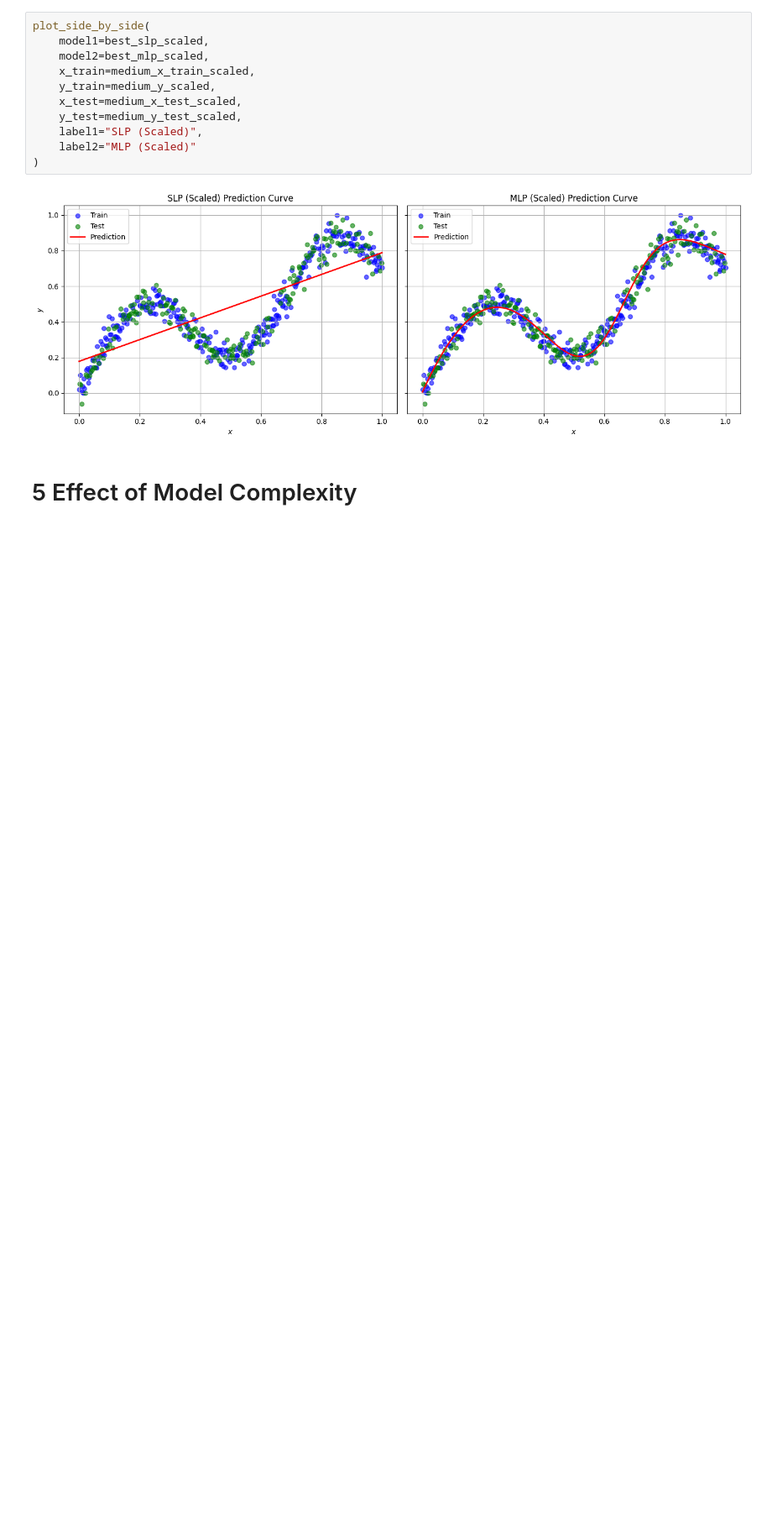
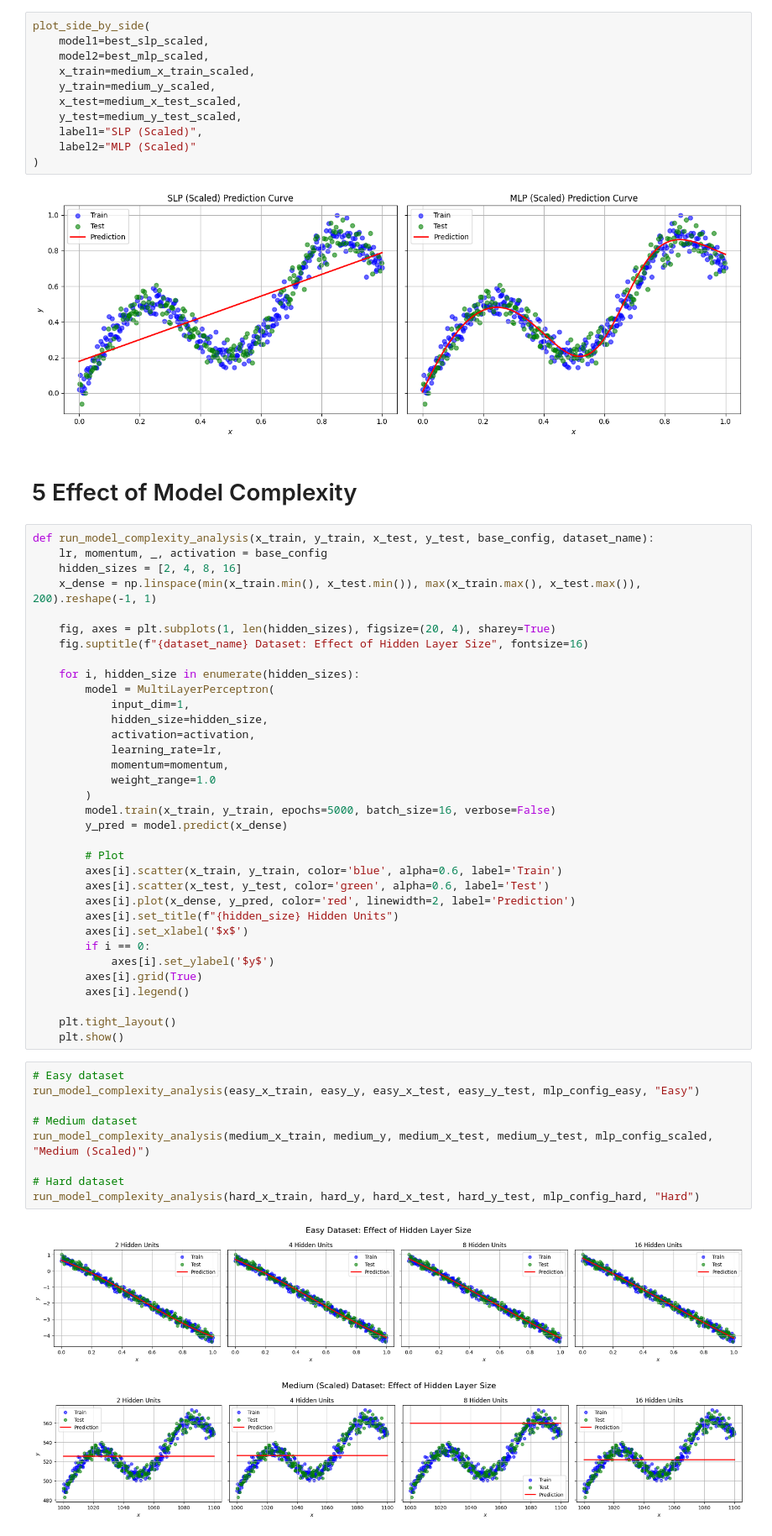
Before and after one commit to sudeonder/CS550-HW3, a Jupyter notebook: main.ipynb, the cells around one changed output. Shown at 84% size. Saved outputs shown, nothing was run; the diff lists cells and outputs as text; blank space fills up the shorter version.

```diff
--- a/main.ipynb
+++ b/main.ipynb
@@ -680,3 +680,49 @@ plot_side_by_side(
 [figure]
 # %% [markdown]
 # 5 Effect of Model Complexity
+# %%
+def run_model_complexity_analysis(x_train, y_train, x_test, y_test, base_config, dataset_name):
+    lr, momentum, _, activation = base_config
+    hidden_sizes = [2, 4, 8, 16]
+    x_dense = np.linspace(min(x_train.min(), x_test.min()), max(x_train.max(), x_test.max()), 200).reshape(-1, 1)
+
+    fig, axes = plt.subplots(1, len(hidden_sizes), figsize=(20, 4), sharey=True)
+    fig.suptitle(f"{dataset_name} Dataset: Effect of Hidden Layer Size", fontsize=16)
+
+    for i, hidden_size in enumerate(hidden_sizes):
+        model = MultiLayerPerceptron(
+            input_dim=1,
+            hidden_size=hidden_size,
+            activation=activation,
+            learning_rate=lr,
+            momentum=momentum,
+            weight_range=1.0
+        )
+        model.train(x_train, y_train, epochs=5000, batch_size=16, verbose=False)
+        y_pred = model.predict(x_dense)
+
+        # Plot
+        axes[i].scatter(x_train, y_train, color='blue', alpha=0.6, label='Train')
+        axes[i].scatter(x_test, y_test, color='green', alpha=0.6, label='Test')
+        axes[i].plot(x_dense, y_pred, color='red', linewidth=2, label='Prediction')
+        axes[i].set_title(f"{hidden_size} Hidden Units")
+        axes[i].set_xlabel('$x$')
+        if i == 0:
+            axes[i].set_ylabel('$y$')
+        axes[i].grid(True)
+        axes[i].legend()
+
+    plt.tight_layout()
+    plt.show()
+# %%
+# Easy dataset
+run_model_complexity_analysis(easy_x_train, easy_y, easy_x_test, easy_y_test, mlp_config_easy, "Easy")
+
+# Medium dataset
+run_model_complexity_analysis(medium_x_train, medium_y, medium_x_test, medium_y_test, mlp_config_scaled, "Medium (Scaled)")
+
+# Hard dataset
+run_model_complexity_analysis(hard_x_train, hard_y, hard_x_test, hard_y_test, mlp_config_hard, "Hard")
+# %% [output]
+[figure, added]
+[figure, added]
```
Also changed, not shown: parts of 1 cell of this notebook.
